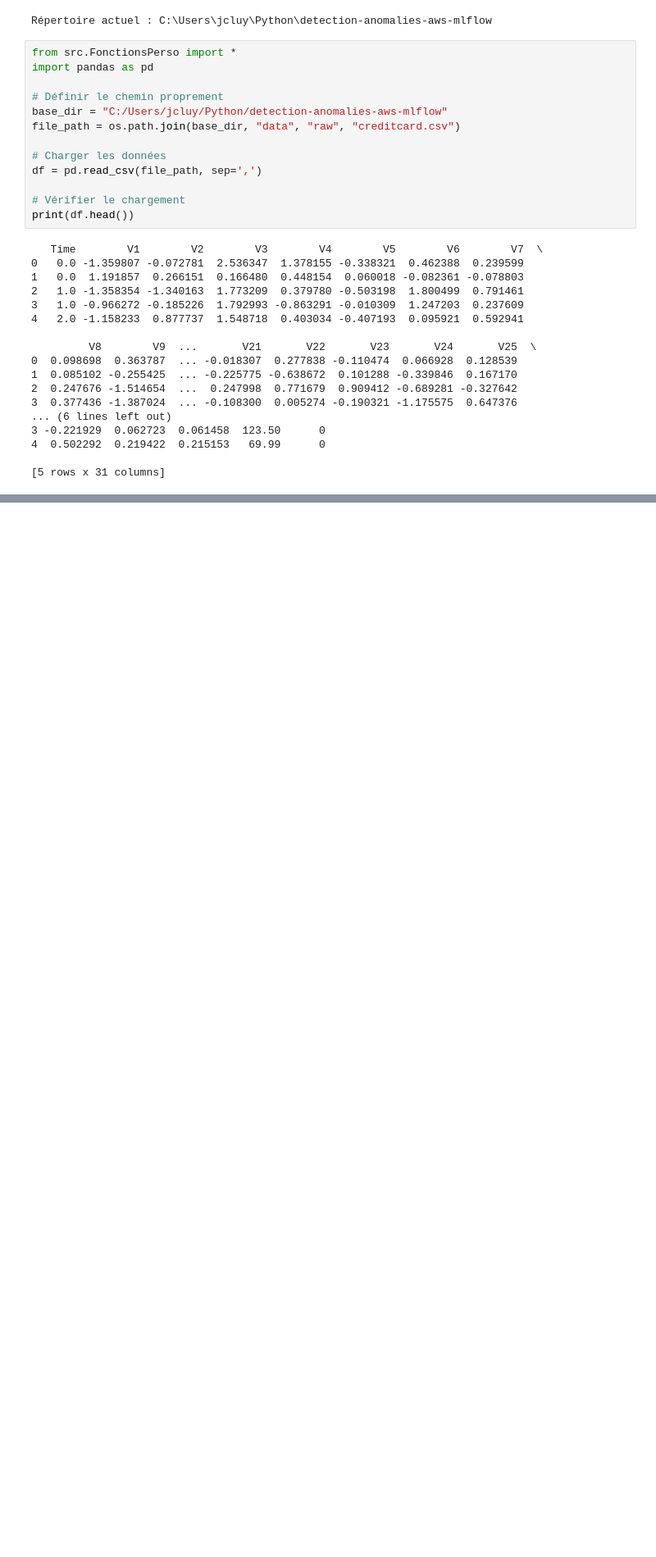
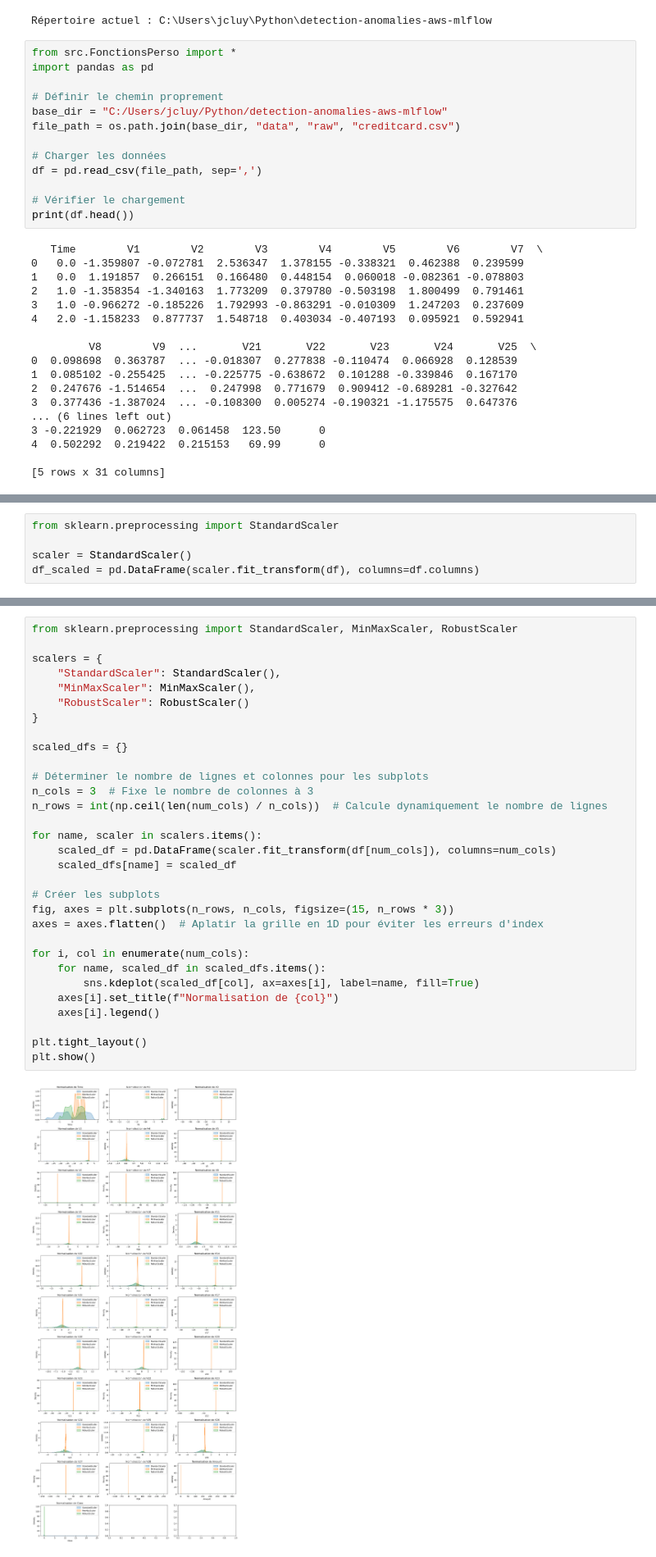
Before and after one commit to kyrandia325/detection-anomalies-aws-mlflow, a Jupyter notebook: notebooks/eda.ipynb, the cells around one changed output, grey strips where cells are left out. Shown at 82% size. Cells and saved outputs as stored; diff of their text form; blank space fills up the shorter version.

```diff
--- a/notebooks/eda.ipynb
+++ b/notebooks/eda.ipynb
@@ -95,0 +130,5 @@ df.head()
+# %%
+from sklearn.preprocessing import StandardScaler
+
+scaler = StandardScaler()
+df_scaled = pd.DataFrame(scaler.fit_transform(df), columns=df.columns)
@@ -95,0 +183,33 @@ df.head()
+# %%
+from sklearn.preprocessing import StandardScaler, MinMaxScaler, RobustScaler
+
+scalers = {
+    "StandardScaler": StandardScaler(),
+    "MinMaxScaler": MinMaxScaler(),
+    "RobustScaler": RobustScaler()
+}
+
+scaled_dfs = {}
+
+# Déterminer le nombre de lignes et colonnes pour les subplots
+n_cols = 3  # Fixe le nombre de colonnes à 3
+n_rows = int(np.ceil(len(num_cols) / n_cols))  # Calcule dynamiquement le nombre de lignes
+
+for name, scaler in scalers.items():
+    scaled_df = pd.DataFrame(scaler.fit_transform(df[num_cols]), columns=num_cols)
+    scaled_dfs[name] = scaled_df
+
+# Créer les subplots
+fig, axes = plt.subplots(n_rows, n_cols, figsize=(15, n_rows * 3))
+axes = axes.flatten()  # Aplatir la grille en 1D pour éviter les erreurs d'index
+
+for i, col in enumerate(num_cols):
+    for name, scaled_df in scaled_dfs.items():
+        sns.kdeplot(scaled_df[col], ax=axes[i], label=name, fill=True)
+    axes[i].set_title(f"Normalisation de {col}")
+    axes[i].legend()
+
+plt.tight_layout()
+plt.show()
+# %% [output]
+[figure, added]
```
Also changed, not shown: parts of 41 cells of this notebook, 1 other file.
